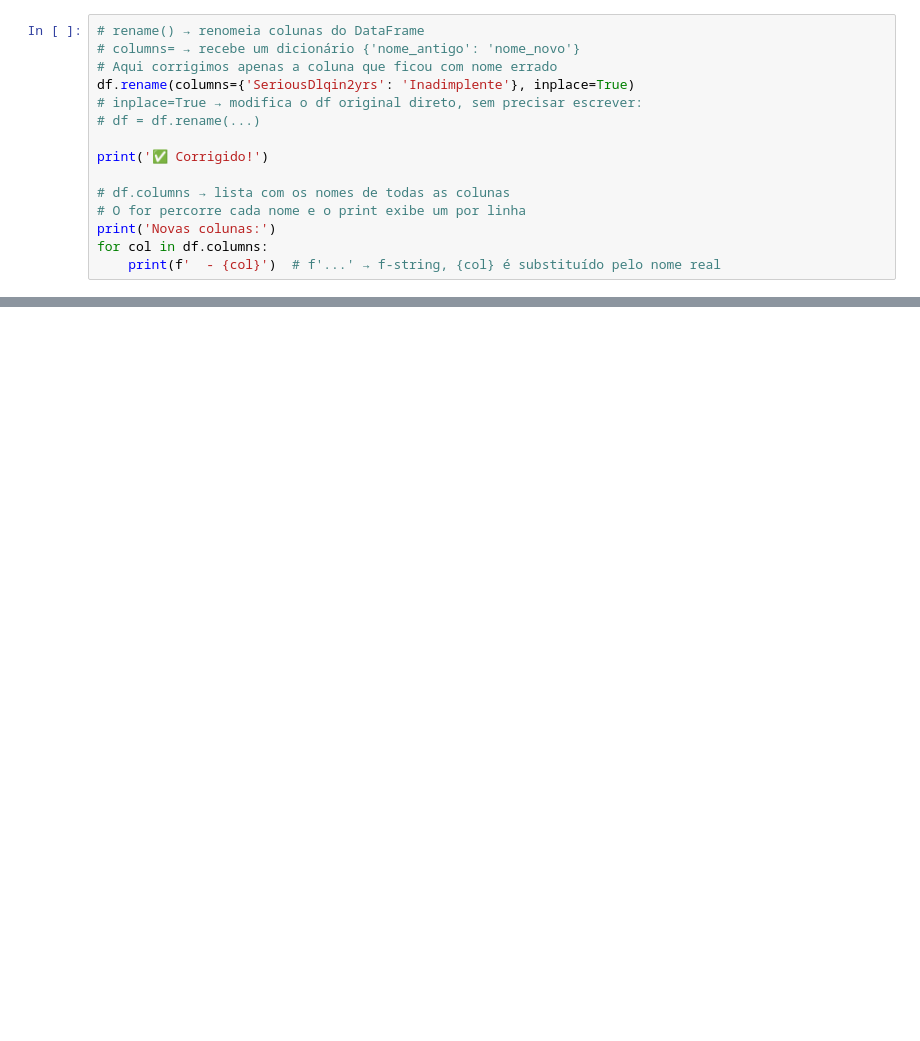
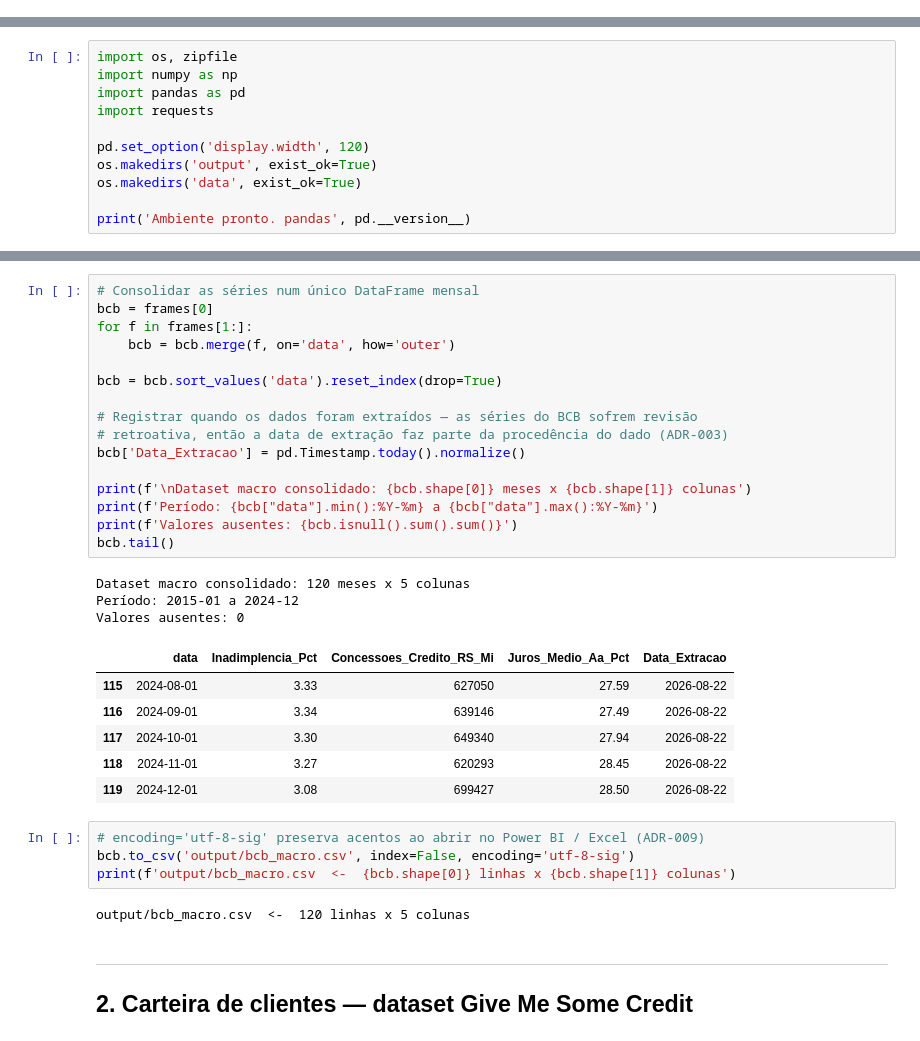
Before and after one commit to juantalyson/p_ciencia_de_dados, a Jupyter notebook: Data Kaggle/risco_credito_entrega1.ipynb, the cells around one changed output, grey strips where cells are left out. Cells and saved outputs as stored; diff of their text form; blank space fills up the shorter version.

```diff
--- a/Data Kaggle/risco_credito_entrega1.ipynb
+++ b/Data Kaggle/risco_credito_entrega1.ipynb
@@ -301,15 +0,0 @@ Novas colunas:
-# %%
-# rename() → renomeia colunas do DataFrame
-# columns= → recebe um dicionário {'nome_antigo': 'nome_novo'}
-# Aqui corrigimos apenas a coluna que ficou com nome errado
-df.rename(columns={'SeriousDlqin2yrs': 'Inadimplente'}, inplace=True)
-# inplace=True → modifica o df original direto, sem precisar escrever:
-# df = df.rename(...)
-
-print('✅ Corrigido!')
-
-# df.columns → lista com os nomes de todas as colunas
-# O for percorre cada nome e o print exibe um por linha
-print('Novas colunas:')
-for col in df.columns:
-    print(f'  - {col}')  # f'...' → f-string, {col} é substituído pelo nome real
@@ -781,0 +32,11 @@ Arquivos prontos para o Power BI:
+# %%
+import os, zipfile
+import numpy as np
+import pandas as pd
+import requests
+
+pd.set_option('display.width', 120)
+os.makedirs('output', exist_ok=True)
+os.makedirs('data', exist_ok=True)
+
+print('Ambiente pronto. pandas', pd.__version__)
@@ -781,0 +97,35 @@ Arquivos prontos para o Power BI:
+# %%
+# Consolidar as séries num único DataFrame mensal
+bcb = frames[0]
+for f in frames[1:]:
+    bcb = bcb.merge(f, on='data', how='outer')
+
+bcb = bcb.sort_values('data').reset_index(drop=True)
+
+# Registrar quando os dados foram extraídos — as séries do BCB sofrem revisão
+# retroativa, então a data de extração faz parte da procedência do dado (ADR-003)
+bcb['Data_Extracao'] = pd.Timestamp.today().normalize()
+
+print(f'\nDataset macro consolidado: {bcb.shape[0]} meses x {bcb.shape[1]} colunas')
+print(f'Período: {bcb["data"].min():%Y-%m} a {bcb["data"].max():%Y-%m}')
+print(f'Valores ausentes: {bcb.isnull().sum().sum()}')
+bcb.tail()
+# %% [output]
+Dataset macro consolidado: 120 meses x 5 colunas
+Período: 2015-01 a 2024-12
+Valores ausentes: 0
+|  | data | Inadimplencia_Pct | Concessoes_Credito_RS_Mi | Juros_Medio_Aa_Pct | Data_Extracao |
+| 115 | 2024-08-01 | 3.33 | 627050 | 27.59 | 2026-08-22 |
+| 116 | 2024-09-01 | 3.34 | 639146 | 27.49 | 2026-08-22 |
+| 117 | 2024-10-01 | 3.30 | 649340 | 27.94 | 2026-08-22 |
+| 118 | 2024-11-01 | 3.27 | 620293 | 28.45 | 2026-08-22 |
+| 119 | 2024-12-01 | 3.08 | 699427 | 28.50 | 2026-08-22 |
+# %%
+# encoding='utf-8-sig' preserva acentos ao abrir no Power BI / Excel (ADR-009)
+bcb.to_csv('output/bcb_macro.csv', index=False, encoding='utf-8-sig')
+print(f'output/bcb_macro.csv  <-  {bcb.shape[0]} linhas x {bcb.shape[1]} colunas')
+# %% [output]
+output/bcb_macro.csv  <-  120 linhas x 5 colunas
+# %% [markdown]
+---
+## 2. Carteira de clientes — dataset Give Me Some Credit
```
Also changed, not shown: parts of 55 cells of this notebook, 24 other files.
